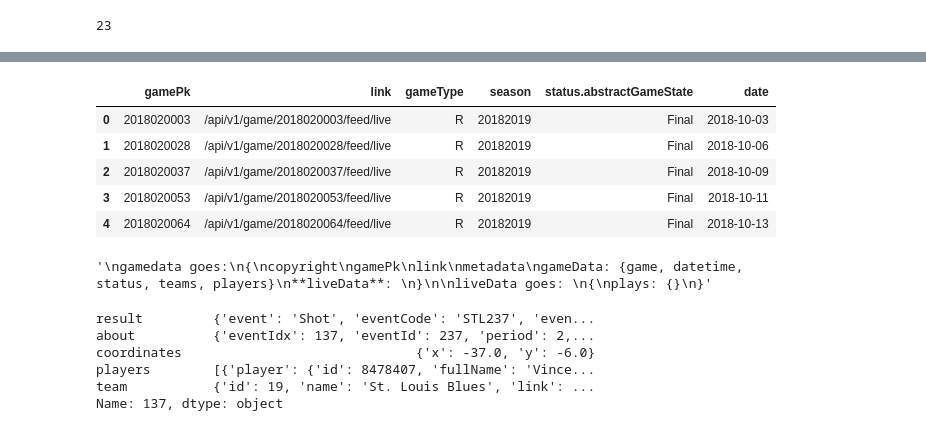
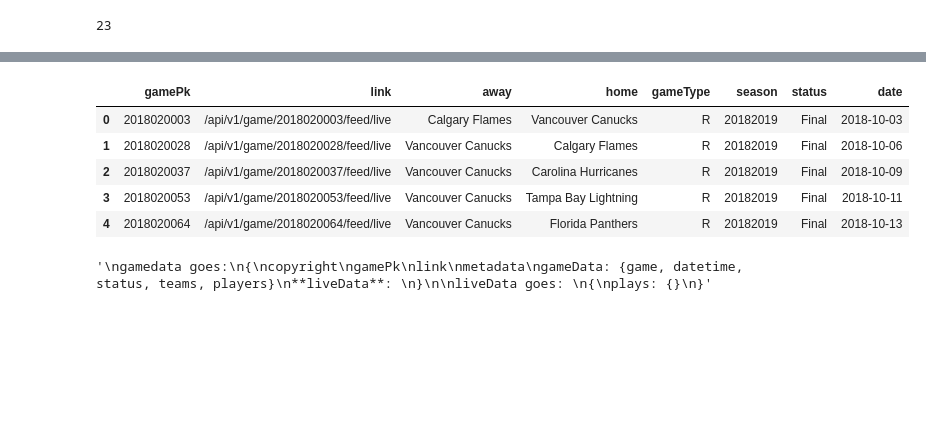
Before and after one commit to jooheonchoi/NHL-analytics, a Jupyter notebook: canucks shot analytics sample.ipynb, the cells around one changed output, grey strips where cells are left out. Saved outputs shown, nothing was run; the diff lists cells and outputs as text; code cells hidden in the pictures; blank space fills up the shorter version.

```diff
--- a/canucks shot analytics sample.ipynb
+++ b/canucks shot analytics sample.ipynb
@@ -52,14 +94,15 @@ gamedf = pd.json_normalize(gamedf.games)
 # %%
-gamedf = gamedf.loc[:, ['gamePk', 'link', 'gameType','season', 'status.abstractGameState']]
+gamedf = gamedf.loc[:, ['gamePk', 'link', "teams.away.team.name", "teams.home.team.name", 'gameType','season', 'status.abstractGameState']]
+gamedf = gamedf.rename(columns = {"teams.away.team.name": "away", "teams.home.team.name" : "home", "status.abstractGameState":"status"})
 gamedf['date'] = dates
 gamedf.head()
 # %% [output]
-|  | gamePk | link | gameType | season | status.abstractGameState | date |
-| 0 | 2018020003 | /api/v1/game/2018020003/feed/live | R | 20182019 | Final | 2018-10-03 |
-| 1 | 2018020028 | /api/v1/game/2018020028/feed/live | R | 20182019 | Final | 2018-10-06 |
-| 2 | 2018020037 | /api/v1/game/2018020037/feed/live | R | 20182019 | Final | 2018-10-09 |
-| 3 | 2018020053 | /api/v1/game/2018020053/feed/live | R | 20182019 | Final | 2018-10-11 |
-| 4 | 2018020064 | /api/v1/game/2018020064/feed/live | R | 20182019 | Final | 2018-10-13 |
+|  | gamePk | link | away | home | gameType | season | status | date |
+| 0 | 2018020003 | /api/v1/game/2018020003/feed/live | Calgary Flames | Vancouver Canucks | R | 20182019 | Final | 2018-10-03 |
+| 1 | 2018020028 | /api/v1/game/2018020028/feed/live | Vancouver Canucks | Calgary Flames | R | 20182019 | Final | 2018-10-06 |
+| 2 | 2018020037 | /api/v1/game/2018020037/feed/live | Vancouver Canucks | Carolina Hurricanes | R | 20182019 | Final | 2018-10-09 |
+| 3 | 2018020053 | /api/v1/game/2018020053/feed/live | Vancouver Canucks | Tampa Bay Lightning | R | 20182019 | Final | 2018-10-11 |
+| 4 | 2018020064 | /api/v1/game/2018020064/feed/live | Vancouver Canucks | Florida Panthers | R | 20182019 | Final | 2018-10-13 |
 # %%
 gamelinks = gamedf.link.tolist()
 # %%
@@ -123,11 +173,0 @@ for data in livedata:
-# %%
-playdf = pd.DataFrame(plays)
-pd.set_option('display.max_rows', None)
-playdf.iloc[137]
-# %% [output]
-result         {'event': 'Shot', 'eventCode': 'STL237', 'even...
-about          {'eventIdx': 137, 'eventId': 237, 'period': 2,...
-coordinates                              {'x': -37.0, 'y': -6.0}
-players        [{'player': {'id': 8478407, 'fullName': 'Vince...
-team           {'id': 19, 'name': 'St. Louis Blues', 'link': ...
-Name: 137, dtype: object
```
Also changed, not shown: parts of 13 cells of this notebook.
